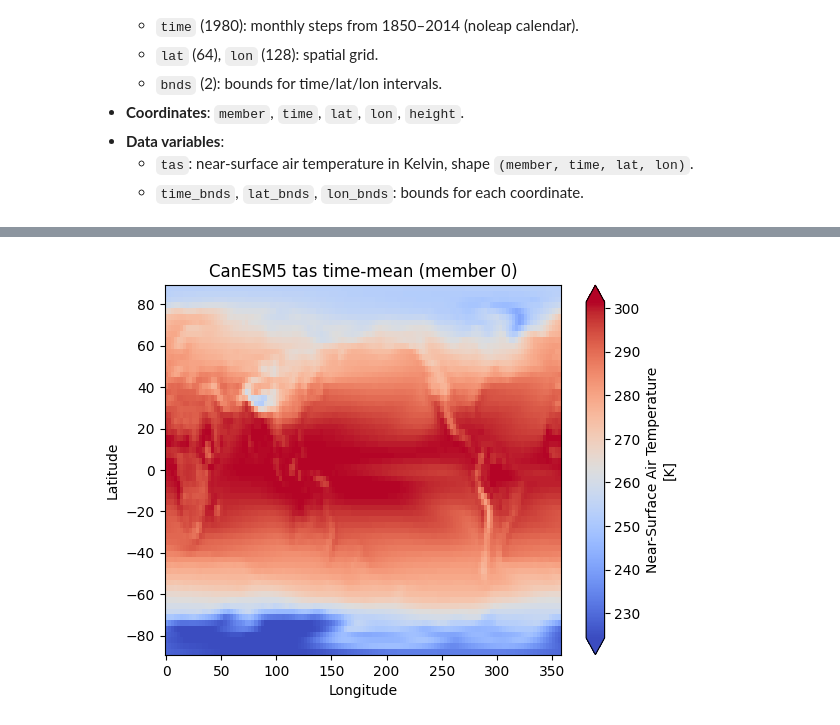
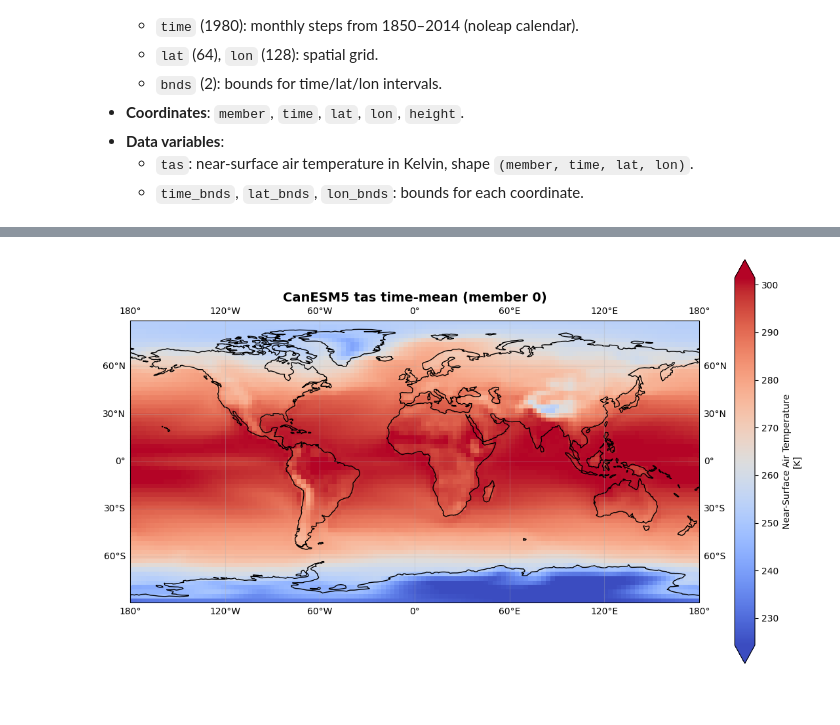
Before and after one commit to UW-MLGEO/Paleo_Climate_ML, a Jupyter notebook: code/Initial_exploration.ipynb, the cells around one changed output, grey strips where cells are left out. Drawn from its saved outputs; the diff is of its cells as text; code cells hidden in the pictures; blank space fills up the shorter version.

```diff
--- a/code/Initial_exploration.ipynb
+++ b/code/Initial_exploration.ipynb
@@ -109,14 +83,18 @@ Data variables:
 # %%
 # Map of tas (time-mean, member 0)
 map_da = ESM5_data["tas"]
 if "time" in map_da.dims:
     map_da = map_da.mean("time")
 if "member" in map_da.dims:
     map_da = map_da.isel(member=0)
-map_da.plot(x="lon", y="lat", cmap="coolwarm", robust=True)
-plt.title("CanESM5 tas time-mean (member 0)")
-plt.xlabel("Longitude")
-plt.ylabel("Latitude")
+
+fig = plt.figure(figsize=(14, 8))
+ax = plt.axes(projection=ccrs.PlateCarree())
+ax.coastlines(linewidth=1)
+ax.gridlines(draw_labels=True, alpha=0.3)
+
+map_da.plot(ax=ax, transform=ccrs.PlateCarree(), cmap="coolwarm", robust=True, x="lon", y="lat")
+plt.title("CanESM5 tas time-mean (member 0)", fontsize=14, fontweight="bold")
 plt.show()
 # %% [output]
-[figure, old version]
+[figure, new version]
```
Also changed, not shown: parts of 5 cells of this notebook.
